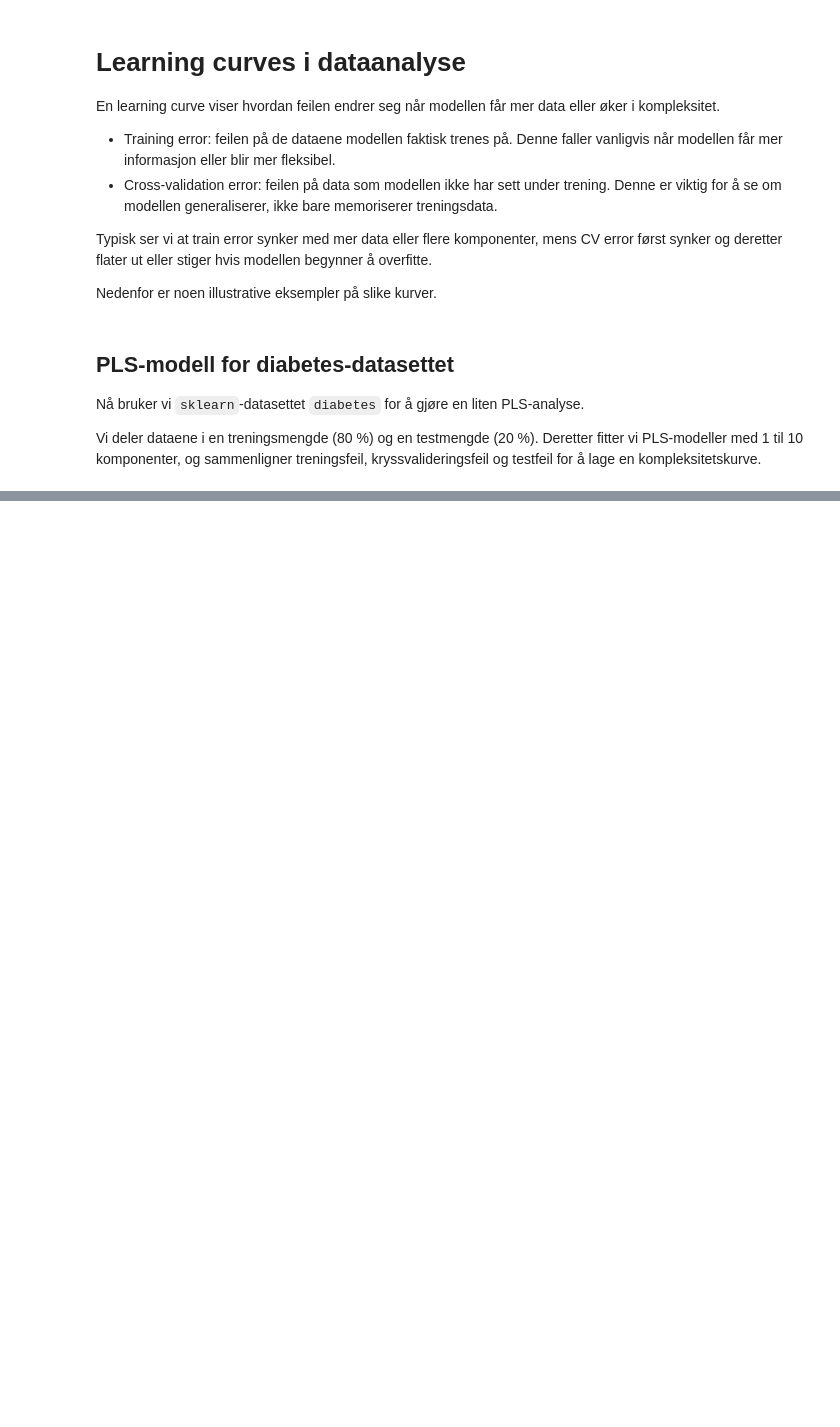
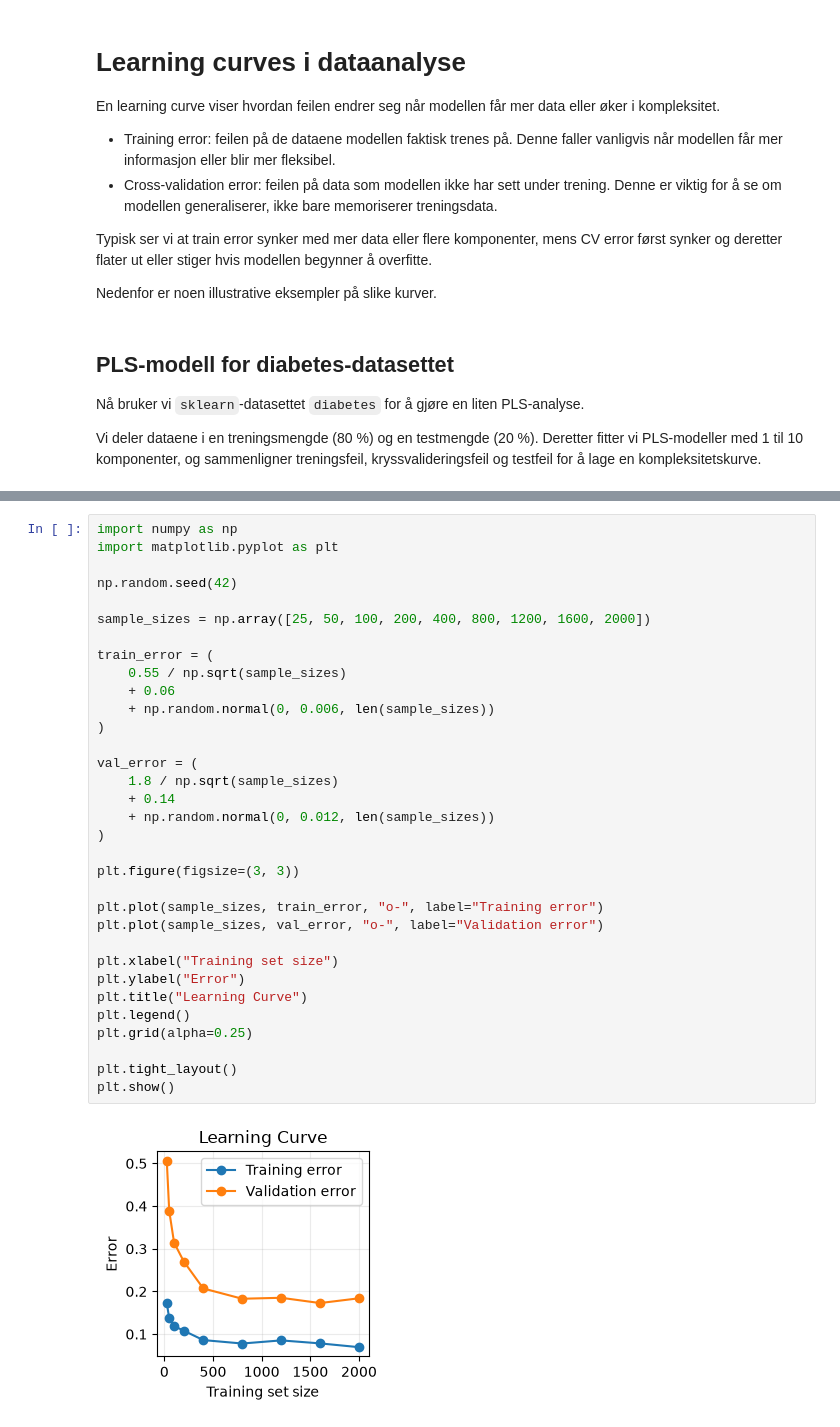
Before and after one commit to jakoboss69/TK8117_stuff, a Jupyter notebook: learning curves/learning_curves.ipynb, the cells around one changed output, grey strips where cells are left out. Drawn from its saved outputs; the diff is of its cells as text; blank space fills up the shorter version.

Commit message:
messy learning curves

```diff
--- a/learning curves/learning_curves.ipynb
+++ b/learning curves/learning_curves.ipynb
@@ -182,0 +167,35 @@ n_train | train_rmse | cv_rmse | pred_rmse
+# %%
+import numpy as np
+import matplotlib.pyplot as plt
+
+np.random.seed(42)
+
+sample_sizes = np.array([25, 50, 100, 200, 400, 800, 1200, 1600, 2000])
+
+train_error = (
+    0.55 / np.sqrt(sample_sizes)
+    + 0.06
+    + np.random.normal(0, 0.006, len(sample_sizes))
+)
+
+val_error = (
+    1.8 / np.sqrt(sample_sizes)
+    + 0.14
+    + np.random.normal(0, 0.012, len(sample_sizes))
+)
+
+plt.figure(figsize=(3, 3))
+
+plt.plot(sample_sizes, train_error, "o-", label="Training error")
+plt.plot(sample_sizes, val_error, "o-", label="Validation error")
+
+plt.xlabel("Training set size")
+plt.ylabel("Error")
+plt.title("Learning Curve")
+plt.legend()
+plt.grid(alpha=0.25)
+
+plt.tight_layout()
+plt.show()
+# %% [output]
+[figure, added]
```
Also changed, not shown: parts of 20 cells of this notebook.
